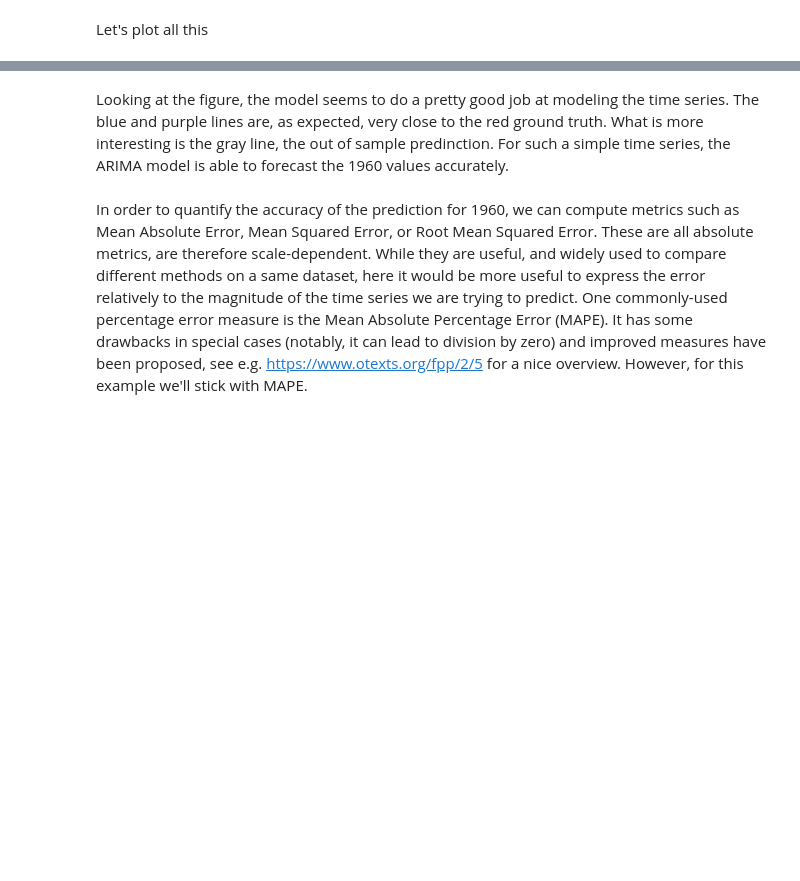
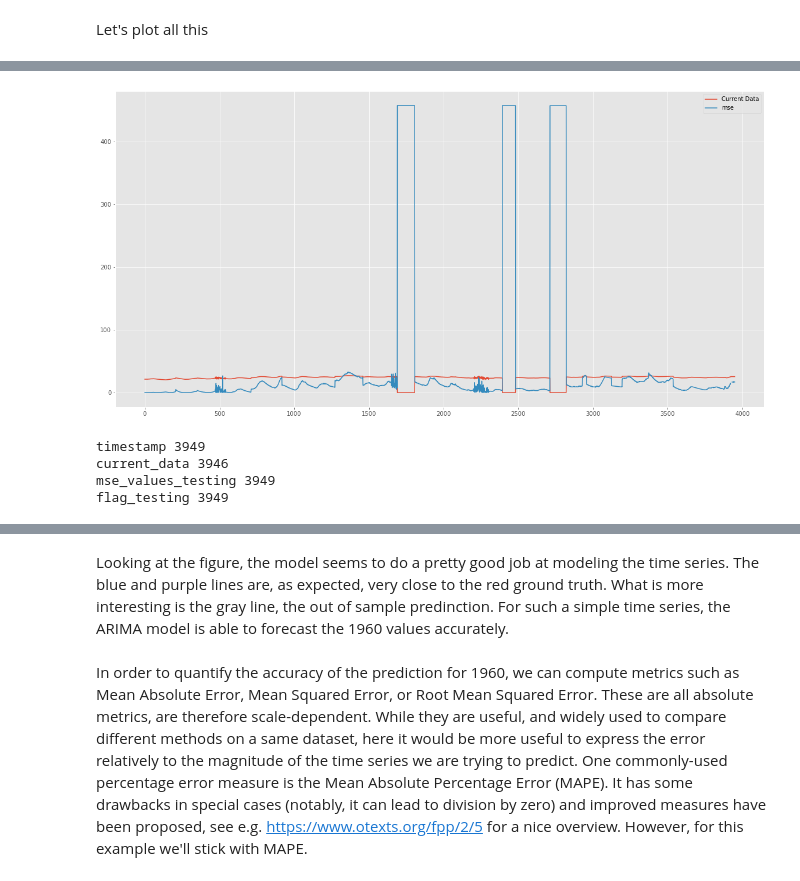
Before and after one commit to theadriennelee/498Capstone, a Jupyter notebook: ARIMA/adrienne/time-series-analysis-ARIMA.ipynb, the cells around one changed output, grey strips where cells are left out. Saved outputs shown, nothing was run; the diff lists cells and outputs as text; code cells hidden in the pictures; blank space fills up the shorter version.

```diff
--- a/ARIMA/adrienne/time-series-analysis-ARIMA.ipynb
+++ b/ARIMA/adrienne/time-series-analysis-ARIMA.ipynb
@@ -101,4 +265,5 @@ SARIMAX: (0, 1, 0) x (1, 0, 0, 12)
 We select a subset of the data series as training data, say the first 11 years. Our goal is to predict the last year of the series based on this input.
 # %%
 train_data = data[1:test_index]
-test_data = data[201: 300]
+test_data = data[(test_index + 1):end_test_index]
+print(test_data)
@@ -148,13 +327,3 @@ plt.show()
-# %%
-def predict(results, index):
-    prediction = results.get_forecast(test_index)
-    prediction = pred2.conf_int()
-    prediction = (pred2_ci.values[index][0] + pred2_ci.values[index][1])/2
-#     print(prediction)
-    return prediction
-
-# this function will predict a range in which the datapoint will be
-# for the sake of this project, i am averaging these values
 # %% [markdown]
 In the plots above, we can observe that the residuals are uncorrelated (bottom right plot) and do not exhibit any obvious seasonality (the top left plot). Also, the residuals and roughly normally distributed with zero mean (top right plot). The qq-plot on the bottom left shows that the ordered distribution of residuals (blue dots) roghly follows the linear trend of samples taken from a standard normal distribution with N(0, 1). Again, this is a strong indication that the residuals are normally distributed.
 # %% [markdown]
@@ -246,3 +559,37 @@ print(test)
+# %%
+# Plot graph: predicted VS actual
+plt.figure()
+plt.subplot(111)
+plt.plot(current_data_testing, label='Current Data')
+plt.plot(mse_values_testing, label='mse')
+plt.legend()
+plt.show()
+
+# Export data
+mseExport = pd.DataFrame(mse_values_testing)
+mseExport.to_csv('mseExport_test.csv')
+#     pred_inv = pd.DataFrame(predicted_invalid)
+#     pred_inv.to_csv("predicted_invalid_test.csv")
+
+print("timestamp " + str(len(timestamps)))
+print("current_data " + str(len(current_data)))
+print("mse_values_testing " + str(len(mse_values_testing)))
+print("flag_testing " + str(len(flags_testing)))
+
+# data_export_vals = {
+#         'Date': timestamps,
+#         'T1': current_data,
+#         'T1_e': mse_values_testing,
+#         'T1_c': flags_testing
+#     }
+# data_export = pd.DataFrame(data_export_vals)
+# data_export.to_csv("T1_report_final_test.csv", index=False)
+# %% [output]
+[figure, added]
+timestamp 3949
+current_data 3946
+mse_values_testing 3949
+flag_testing 3949
 # %%
 ax = data.plot(figsize=(20, 16))
 pred0.predicted_mean.plot(ax=ax, label='1-step-ahead Forecast (get_predictions, dynamic=False)')
```
Also changed, not shown: parts of 23 cells of this notebook, 1 other file.
